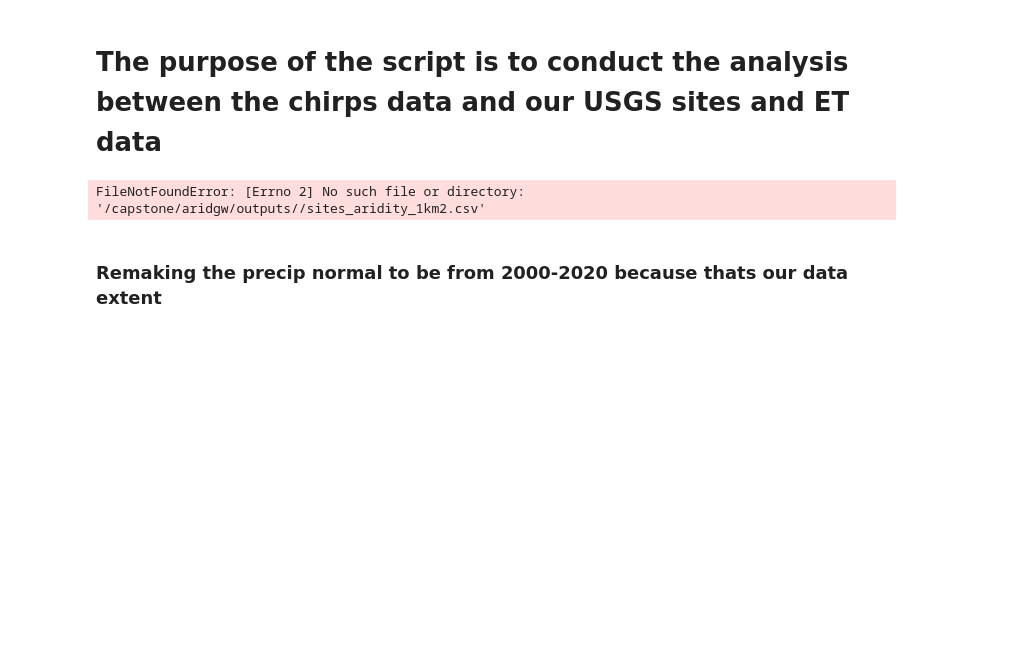
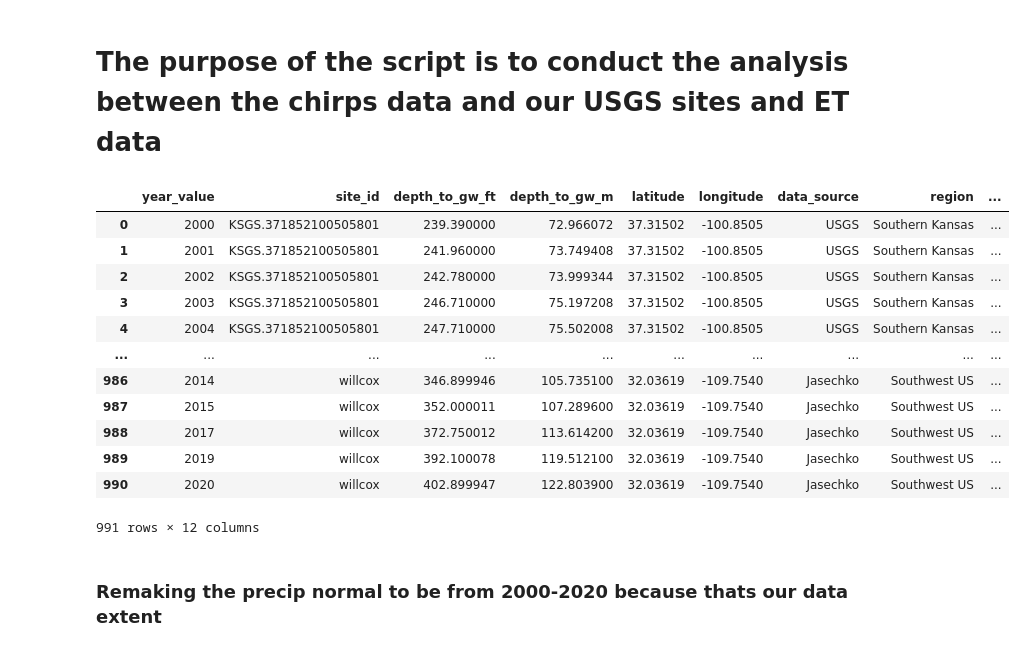
Before and after one commit to meds-AridGW/ET_GW_analysis_workflow, a Jupyter notebook: precipitation/chirps_precipt_USGS_analysis_openET.ipynb, the cells around one changed output. Drawn from its saved outputs; the diff is of its cells as text; code cells hidden in the pictures; blank space fills up the shorter version.

```diff
--- a/precipitation/chirps_precipt_USGS_analysis_openET.ipynb
+++ b/precipitation/chirps_precipt_USGS_analysis_openET.ipynb
@@ -18,11 +18,23 @@ from pyproj import Transformer
 from shapely.geometry import box
 # %%
 # Read in ET/GW data 1km
-et_gw_merged_all_sites = "/capstone/aridgw/outputs//sites_aridity_1km2.csv"
+et_gw_merged_all_sites = "/capstone/aridgw/outputs/1km/gwl_cult_et_1km.csv"
 et_gw_merged_all_sites = pd.read_csv(et_gw_merged_all_sites)
 et_gw_merged_all_sites
 # %% [output]
+|  | year_value | site_id | depth_to_gw_ft | depth_to_gw_m | latitude | longitude | data_source | region | ... |
+| 0 | 2000 | KSGS.371852100505801 | 239.390000 | 72.966072 | 37.31502 | -100.8505 | USGS | Southern Kansas | ... |
+| 1 | 2001 | KSGS.371852100505801 | 241.960000 | 73.749408 | 37.31502 | -100.8505 | USGS | Southern Kansas | ... |
+| 2 | 2002 | KSGS.371852100505801 | 242.780000 | 73.999344 | 37.31502 | -100.8505 | USGS | Southern Kansas | ... |
+| 3 | 2003 | KSGS.371852100505801 | 246.710000 | 75.197208 | 37.31502 | -100.8505 | USGS | Southern Kansas | ... |
+| 4 | 2004 | KSGS.371852100505801 | 247.710000 | 75.502008 | 37.31502 | -100.8505 | USGS | Southern Kansas | ... |
+| ... | ... | ... | ... | ... | ... | ... | ... | ... | ... |
+| 986 | 2014 | willcox | 346.899946 | 105.735100 | 32.03619 | -109.7540 | Jasechko | Southwest US | ... |
+| 987 | 2015 | willcox | 352.000011 | 107.289600 | 32.03619 | -109.7540 | Jasechko | Southwest US | ... |
+| 988 | 2017 | willcox | 372.750012 | 113.614200 | 32.03619 | -109.7540 | Jasechko | Southwest US | ... |
+| 989 | 2019 | willcox | 392.100078 | 119.512100 | 32.03619 | -109.7540 | Jasechko | Southwest US | ... |
+| 990 | 2020 | willcox | 402.899947 | 122.803900 | 32.03619 | -109.7540 | Jasechko | Southwest US | ... |
-FileNotFoundError: [Errno 2] No such file or directory: '/capstone/aridgw/outputs//sites_aridity_1km2.csv'
+991 rows × 12 columns
 # %% [markdown]
 ### Remaking the precip normal to be from 2000-2020 because thats our data extent
 # %%
```
Also changed, not shown: parts of 5 cells of this notebook, 1 other file.
